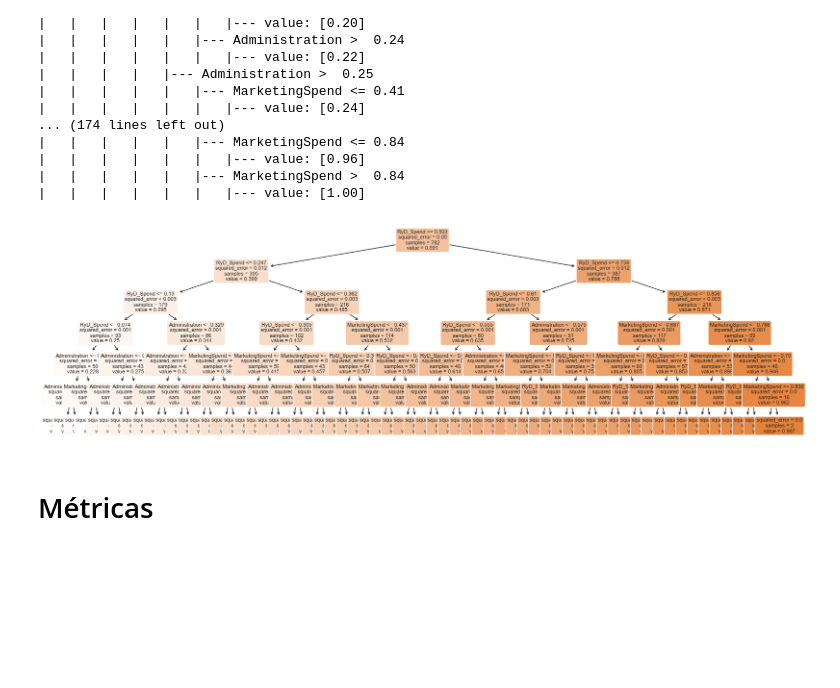
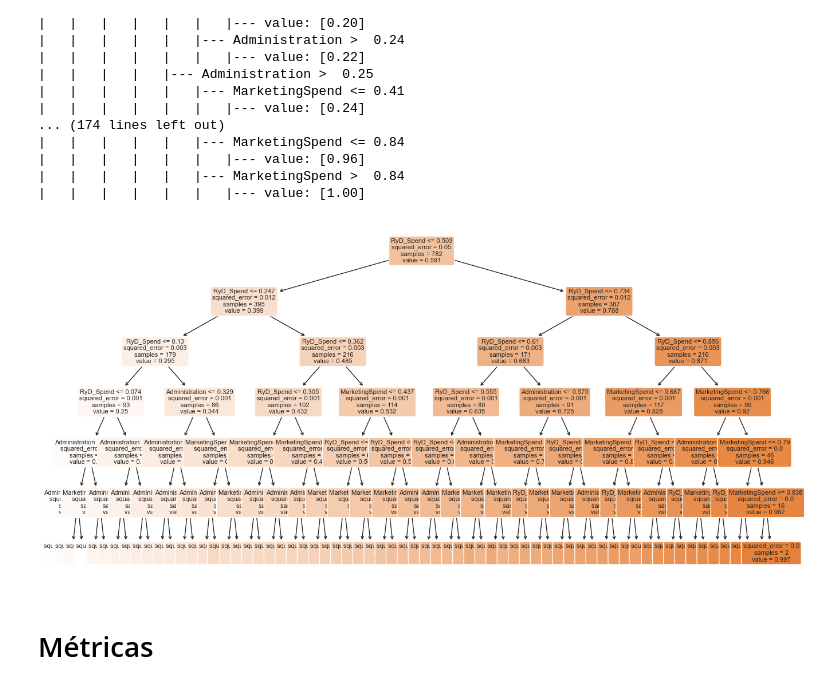
Before and after one commit to Mirian2550/MDD_tps_1_2_3, a Jupyter notebook: tp2_mdd.ipynb, the cells around one changed output. Saved outputs shown, nothing was run; the diff lists cells and outputs as text; code cells hidden in the pictures; blank space fills up the shorter version.

```diff
--- a/tp2_mdd.ipynb
+++ b/tp2_mdd.ipynb
@@ -199,15 +228,15 @@ print(r)
 # %%
 features = feature_list
 
-plt.figure(figsize=(20,6))
+plt.figure(figsize=(16,8))
 tree.plot_tree(regressor_tree,
                 feature_names=features,
                 fontsize=8,
                 filled=True,
                 rounded=True)
 plt.show()
 # %% [output]
-[figure, old version]
+[figure, new version]
 # %% [markdown]
 # Métricas
 # %%
```
Also changed, not shown: parts of 55 cells of this notebook, 2 other files.
